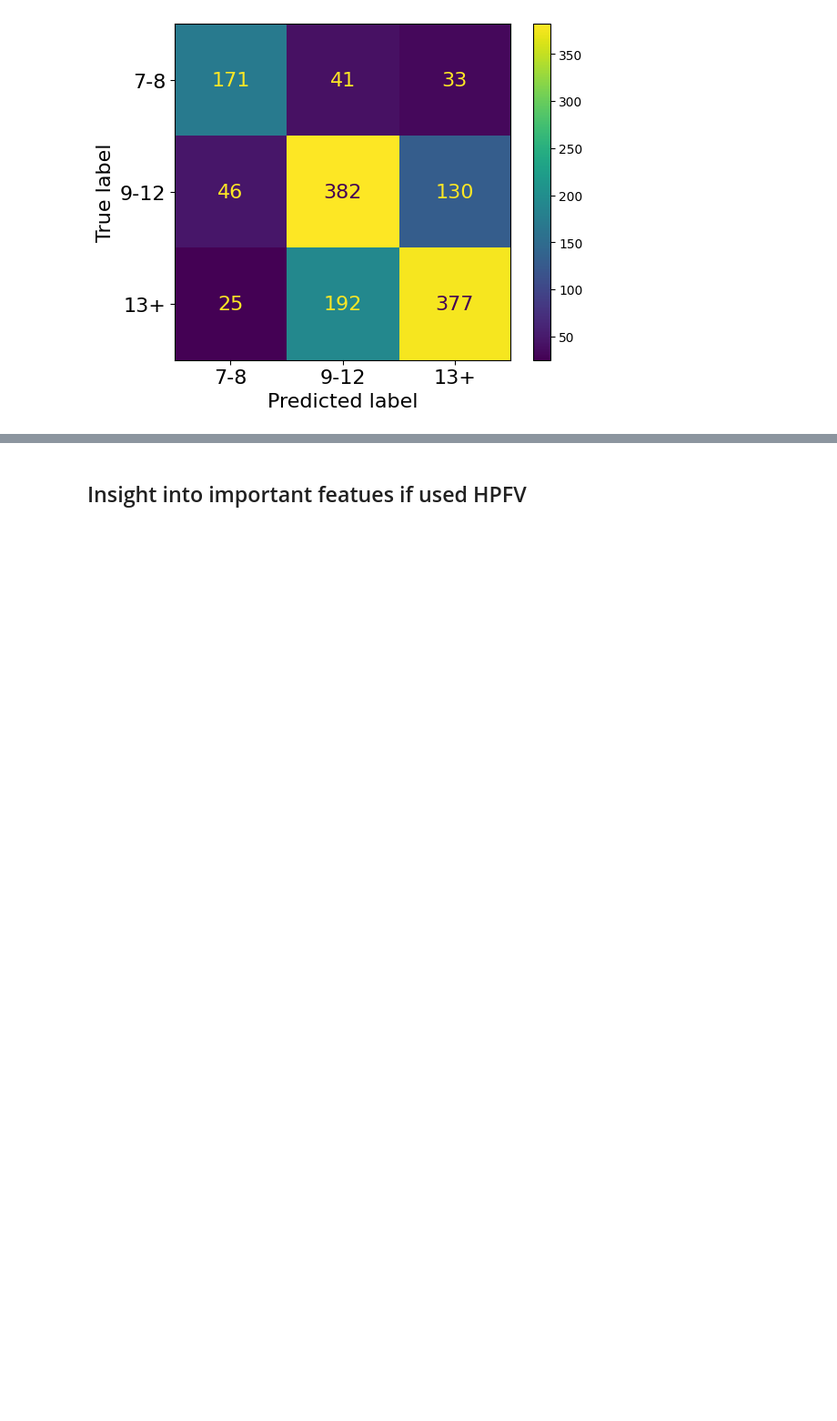
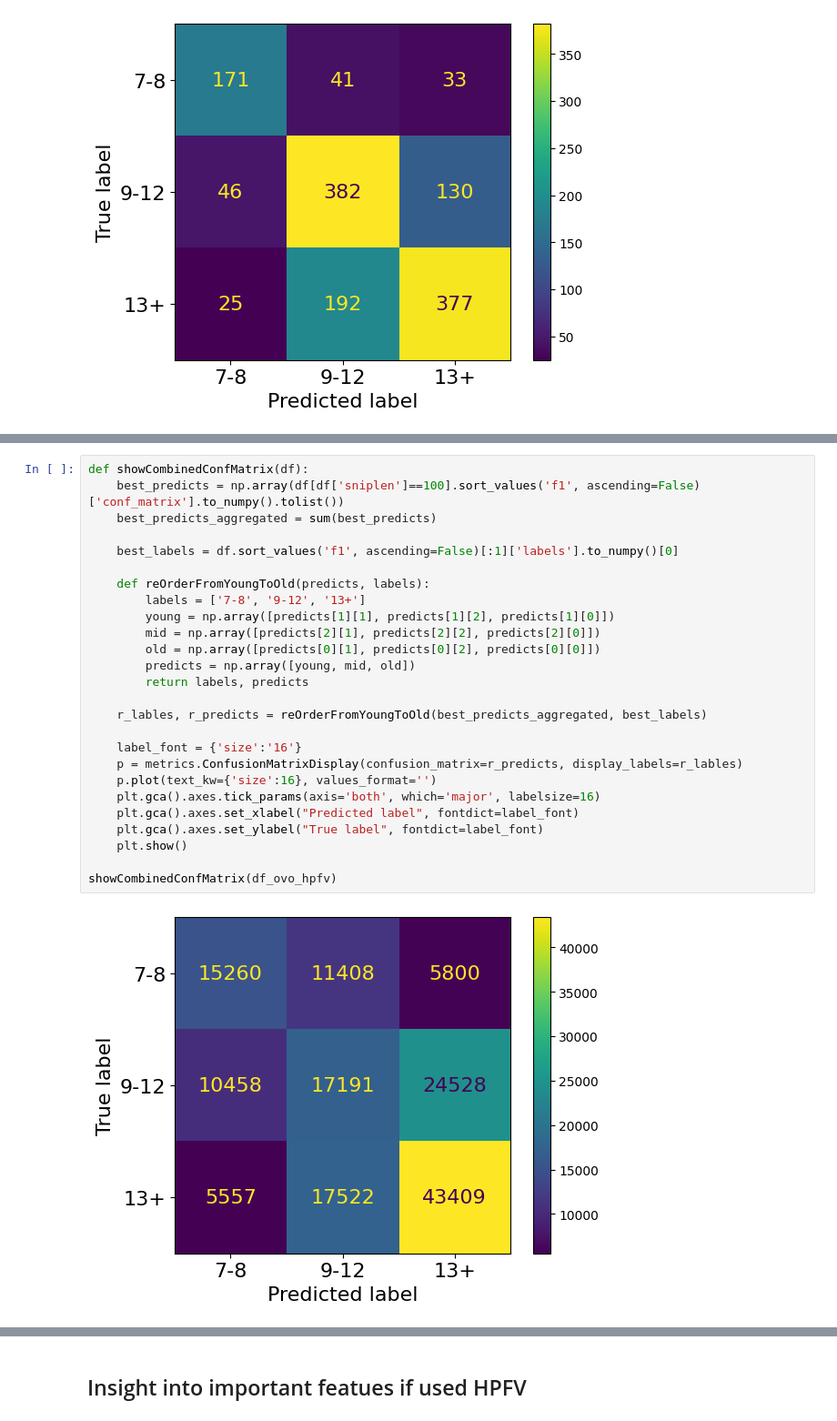
Before and after one commit to TurkuNLP/TCBC_feature_analysis, a Jupyter notebook: StudyTestResults_covoc.ipynb, the cells around one changed output, grey strips where cells are left out. Shown at 91% size. Saved outputs shown, nothing was run; the diff lists cells and outputs as text; blank space fills up the shorter version.

```diff
--- a/StudyTestResults_covoc.ipynb
+++ b/StudyTestResults_covoc.ipynb
@@ -704,0 +626,28 @@ showBestConfMatrix(df_ovo_text)
+# %%
+def showCombinedConfMatrix(df):
+    best_predicts = np.array(df[df['sniplen']==100].sort_values('f1', ascending=False)['conf_matrix'].to_numpy().tolist())
+    best_predicts_aggregated = sum(best_predicts)
+
+    best_labels = df.sort_values('f1', ascending=False)[:1]['labels'].to_numpy()[0]
+
+    def reOrderFromYoungToOld(predicts, labels):
+        labels = ['7-8', '9-12', '13+']
+        young = np.array([predicts[1][1], predicts[1][2], predicts[1][0]])
+        mid = np.array([predicts[2][1], predicts[2][2], predicts[2][0]])
+        old = np.array([predicts[0][1], predicts[0][2], predicts[0][0]])
+        predicts = np.array([young, mid, old])
+        return labels, predicts
+
+    r_lables, r_predicts = reOrderFromYoungToOld(best_predicts_aggregated, best_labels)
+
+    label_font = {'size':'16'}
+    p = metrics.ConfusionMatrixDisplay(confusion_matrix=r_predicts, display_labels=r_lables)
+    p.plot(text_kw={'size':16}, values_format='')
+    plt.gca().axes.tick_params(axis='both', which='major', labelsize=16)
+    plt.gca().axes.set_xlabel("Predicted label", fontdict=label_font)
+    plt.gca().axes.set_ylabel("True label", fontdict=label_font)
+    plt.show()
+
+showCombinedConfMatrix(df_ovo_hpfv)
+# %% [output]
+[figure, added]
```
Also changed, not shown: parts of 43 cells of this notebook, 38 other files.
